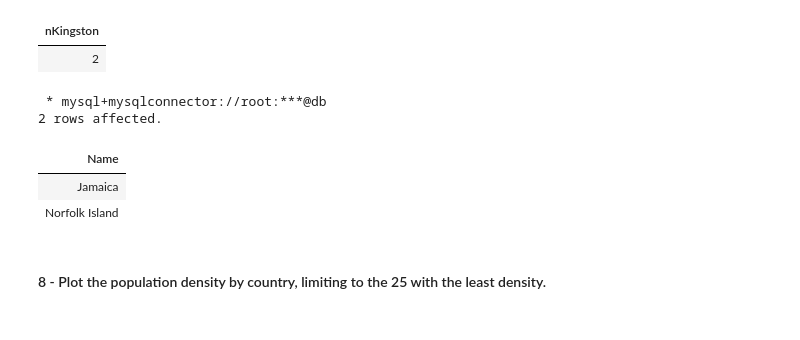
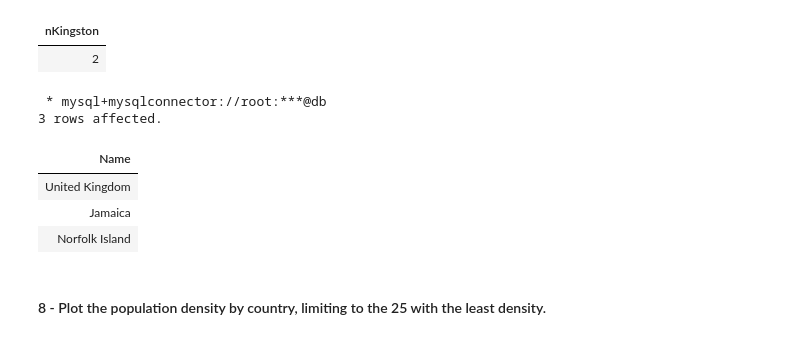
Before and after one commit to filippobezzi/MAPD-B, a Jupyter notebook: mysql/notebooks/MySQL.ipynb, the cells around one changed output. Drawn from its saved outputs; the diff is of its cells as text; code cells hidden in the pictures.

```diff
--- a/mysql/notebooks/MySQL.ipynb
+++ b/mysql/notebooks/MySQL.ipynb
@@ -1711,14 +1736,15 @@ WHERE c.Name = "Kingston";
 # %%
 %%sql
 
 SELECT co.Name
 FROM city c
-JOIN country co ON co.Code = c.CountryCode
-WHERE c.Name = "Kingston";
+INNER JOIN country co ON co.Code = c.CountryCode
+WHERE c.Name LIKE "%Kingston%";
 # %% [output]
  * mysql+mysqlconnector://root:***@db
-2 rows affected.
+3 rows affected.
 | Name |
+| United Kingdom |
 | Jamaica |
 | Norfolk Island |
 # %% [markdown]
```
Also changed, not shown: parts of 14 cells of this notebook.
